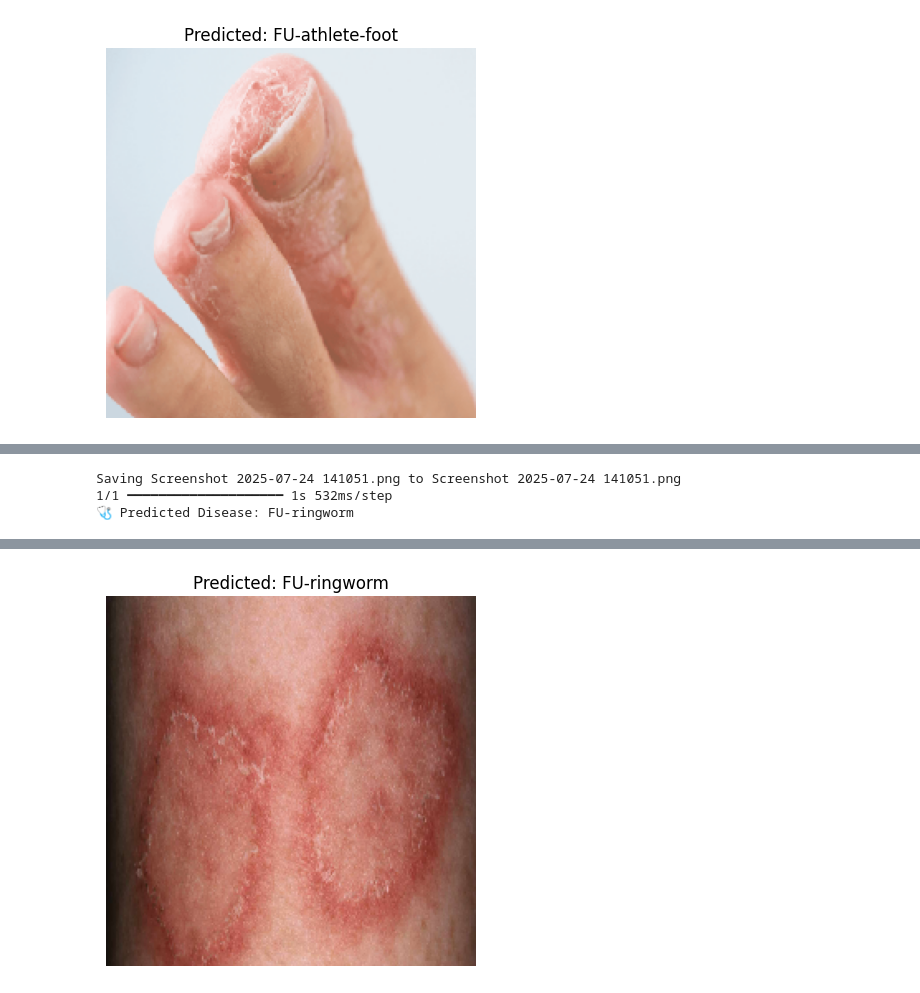
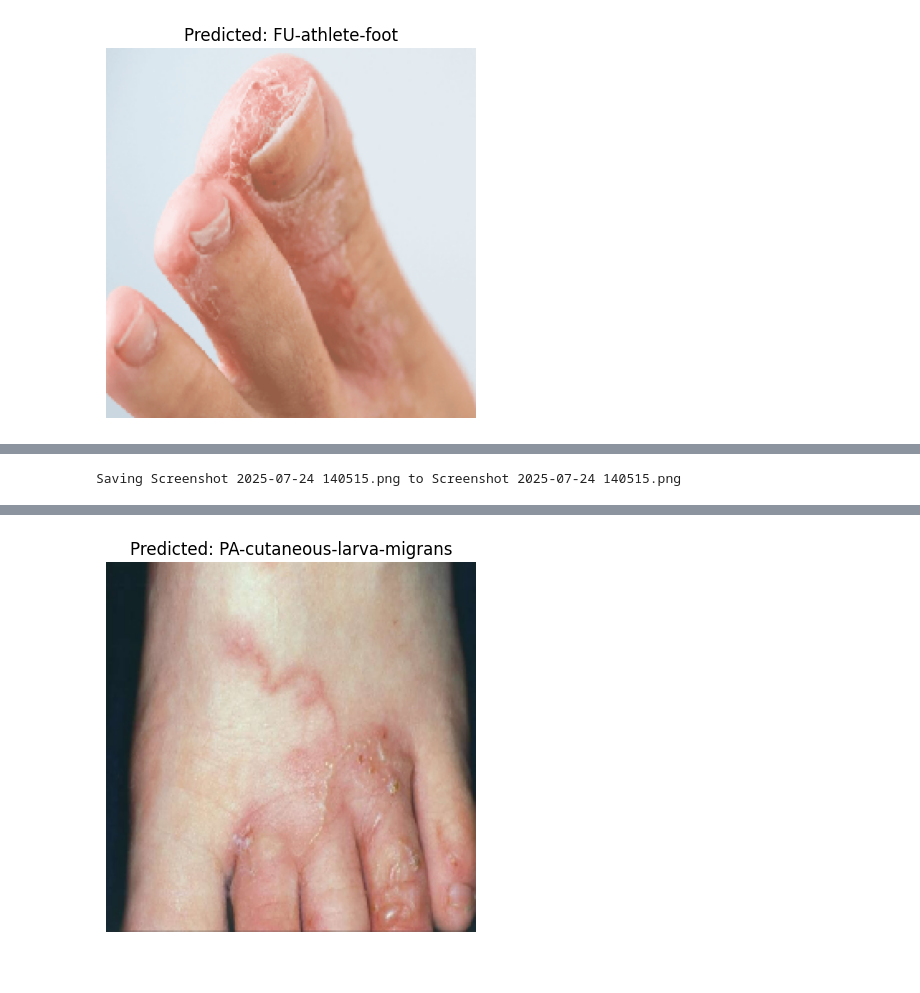
Before and after one commit to saravanan-06/desktop-tutorial, a Jupyter notebook: Copy_of_Skin_disease_prediction.ipynb, the cells around one changed output, grey strips where cells are left out. Saved outputs shown, nothing was run; the diff lists cells and outputs as text; code cells hidden in the pictures.

```diff
--- a/Copy_of_Skin_disease_prediction.ipynb
+++ b/Copy_of_Skin_disease_prediction.ipynb
@@ -314,11 +329,16 @@ Saving Screenshot 2025-07-24 140155.png to Screenshot 2025-07-24 140155.png
 # %%
 from google.colab import files
 from keras.utils import load_img, img_to_array
+from tensorflow.keras.models import load_model  # Import load_model
 import numpy as np
 import matplotlib.pyplot as plt
 
 uploaded = files.upload()
 img_path = list(uploaded.keys())[0]
+
+# Reload the model
+model = load_model("/content/Skin_disease_model.h5")
+
 
 img = load_img(img_path, target_size=(224, 224))
 img_array = img_to_array(img) / 255.0
@@ -336,6 +356,4 @@ plt.title(f"Predicted: {label_map.get(predicted_class, 'Unknown')}")
 plt.show()
 # %% [output]
 [interactive output not drawn]
-Saving Screenshot 2025-07-24 141051.png to Screenshot 2025-07-24 141051.png
-1/1 ━━━━━━━━━━━━━━━━━━━━ 1s 532ms/step
-🩺 Predicted Disease: FU-ringworm
+Saving Screenshot 2025-07-24 140515.png to Screenshot 2025-07-24 140515.png
@@ -342 +363 @@ Saving Screenshot 2025-07-24 141051.png to Screenshot 2025-07-24 141051.png
-[figure, old version]
+[figure, new version]
```
Also changed, not shown: parts of 6 cells of this notebook.
